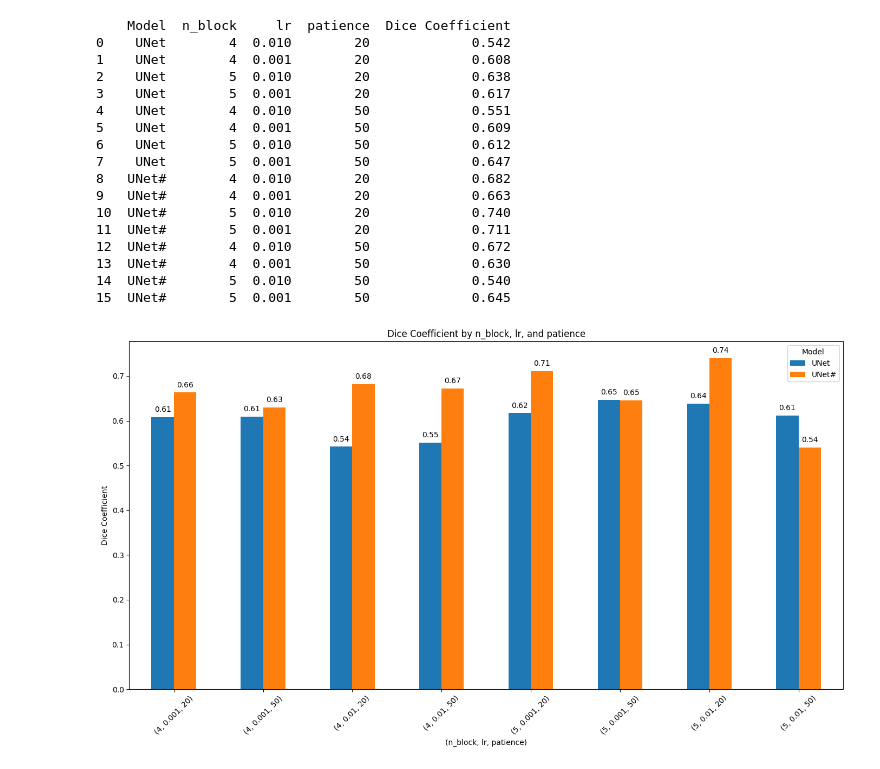
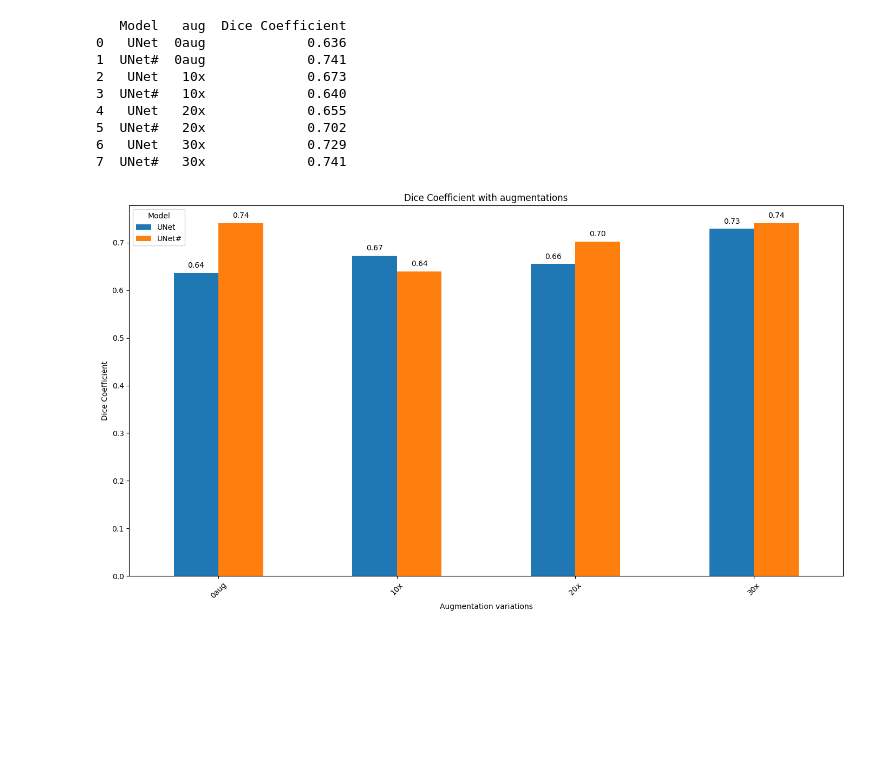
Before and after one commit to Eric-IIP/cervicalResearchIIP, a Jupyter notebook: diceComparison.ipynb, the cells around one changed output. Drawn from its saved outputs; the diff is of its cells as text; code cells hidden in the pictures; blank space fills up the shorter version.

```diff
--- a/diceComparison.ipynb
+++ b/diceComparison.ipynb
@@ -13,61 +13,53 @@ import plotly.express as px
 #     'Dice Coefficient': [0.542, 0.608, 0.638, 0.617, 0.551, 0.609, 0.612, 0.647, 0.682, 0.663, 0.740, 0.711, 0.672, 0.630, 0.540, 0.645]
 # }
 data = {
-    'Model': ['UNet', 'UNet#', 'UNet', 'UNet#', 'UNet', 'UNet#'],
-    'aug': ['10x', '10x', '20x', '20x', '30x', '30x',],
-    'Dice Coefficient': [0.655, 0.702, 0.729, 0.741]
+    'Model': ['UNet', 'UNet#', 'UNet', 'UNet#', 'UNet', 'UNet#', 'UNet', 'UNet#'],
+    'aug': ['0aug', '0aug', '10x', '10x', '20x', '20x', '30x', '30x',],
+    'Dice Coefficient': [0.636, 0.741, 0.673, 0.640, 0.655, 0.702, 0.729, 0.741]
 }
 
 
 df = pd.DataFrame(data)
 
 print(df)
 
 
 # Create a pivot table for better plotting
-pivot_df = df.pivot_table(values='Dice Coefficient', index=['n_block', 'lr', 'patience'], columns='Model')
+pivot_df = df.pivot_table(values='Dice Coefficient', index=['aug'], columns='Model')
 
 # Reset the index for plotting
 pivot_df = pivot_df.reset_index()
 
 # Plotting grouped bar chart
 fig, ax = plt.subplots(figsize=(14, 8))
 
 # Creating the plot
-pivot_df.set_index(['n_block', 'lr', 'patience']).plot(kind='bar', ax=ax)
+pivot_df.set_index(['aug']).plot(kind='bar', ax=ax)
 
 # Add numbers on top of bars
 for p in ax.patches:
     ax.annotate(f'{p.get_height():.2f}', (p.get_x() + p.get_width() / 2., p.get_height()), ha='center', va='center', xytext=(0, 10), textcoords='offset points')
 
 # Customizing the plot
-ax.set_title('Dice Coefficient by n_block, lr, and patience')
-ax.set_xlabel('(n_block, lr, patience)')
+ax.set_title('Dice Coefficient with augmentations')
+ax.set_xlabel('Augmentation variations')
 ax.set_ylabel('Dice Coefficient')
 plt.xticks(rotation=45)
 ax.legend(title='Model')
 
 plt.tight_layout()
 plt.show()
 # %% [output]
-    Model  n_block     lr  patience  Dice Coefficient
-0    UNet        4  0.010        20             0.542
-1    UNet        4  0.001        20             0.608
-2    UNet        5  0.010        20             0.638
-3    UNet        5  0.001        20             0.617
-4    UNet        4  0.010        50             0.551
-5    UNet        4  0.001        50             0.609
-6    UNet        5  0.010        50             0.612
-7    UNet        5  0.001        50             0.647
-8   UNet#        4  0.010        20             0.682
-9   UNet#        4  0.001        20             0.663
-10  UNet#        5  0.010        20             0.740
-11  UNet#        5  0.001        20             0.711
-12  UNet#        4  0.010        50             0.672
-13  UNet#        4  0.001        50             0.630
-14  UNet#        5  0.010        50             0.540
-15  UNet#        5  0.001        50             0.645
+   Model   aug  Dice Coefficient
+0   UNet  0aug             0.636
+1  UNet#  0aug             0.741
+2   UNet   10x             0.673
+3  UNet#   10x             0.640
+4   UNet   20x             0.655
+5  UNet#   20x             0.702
+6   UNet   30x             0.729
+7  UNet#   30x             0.741
-[figure, old version]
+[figure, new version]
 # %%
 ### each label dice comparispon
 import matplotlib.pyplot as plt
```
Also changed, not shown: parts of 1 cell of this notebook, 6 other files.
